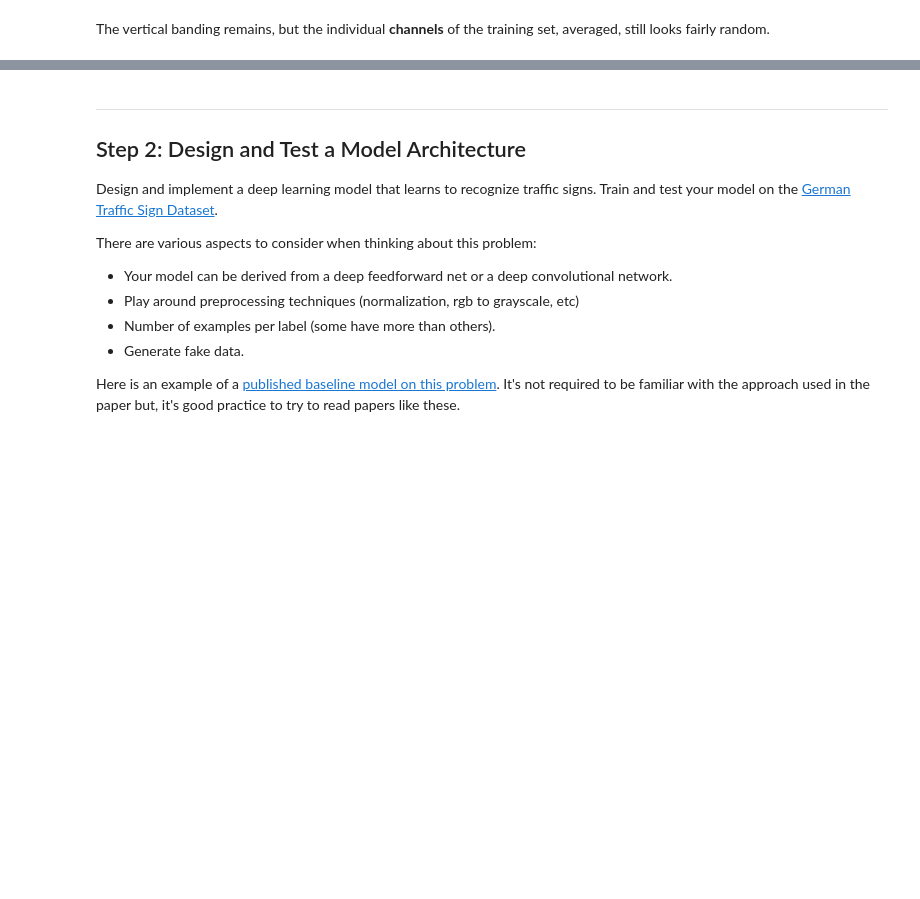
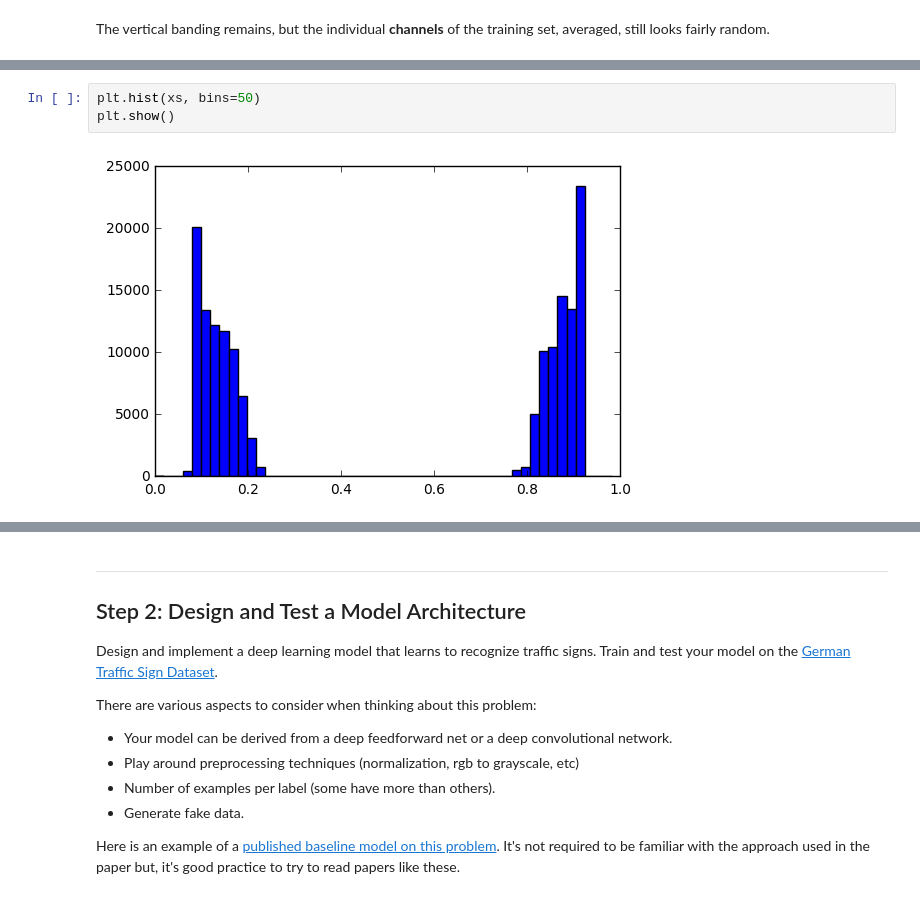
Before and after one commit to mgruben/traffic-signs, a Jupyter notebook: Traffic_Signs_Recognition.ipynb, the cells around one changed output, grey strips where cells are left out. Drawn from its saved outputs; the diff is of its cells as text; blank space fills up the shorter version.

```diff
--- a/Traffic_Signs_Recognition.ipynb
+++ b/Traffic_Signs_Recognition.ipynb
@@ -169,0 +168,5 @@ Ruh roh, `train['coords']` should contain the 4-tuple `(x1, y1, x2, y2)`; I'll n
+# %%
+plt.hist(xs, bins=50)
+plt.show()
+# %% [output]
+[figure, added]
```
Also changed, not shown: parts of 9 cells of this notebook.
